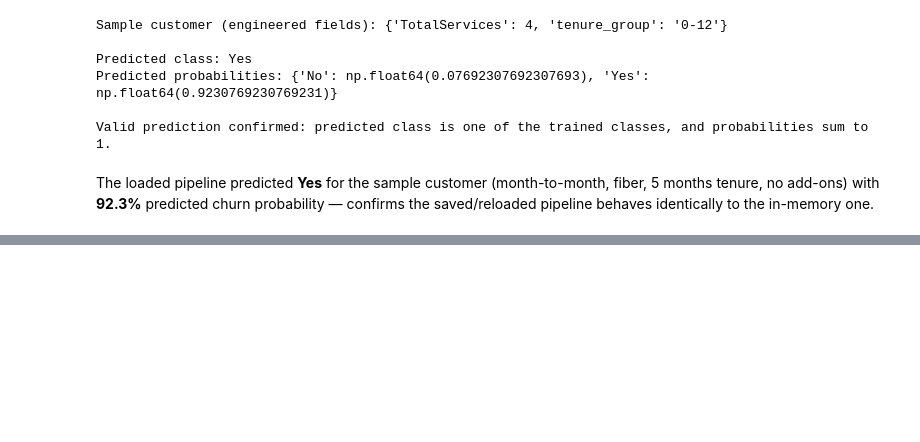
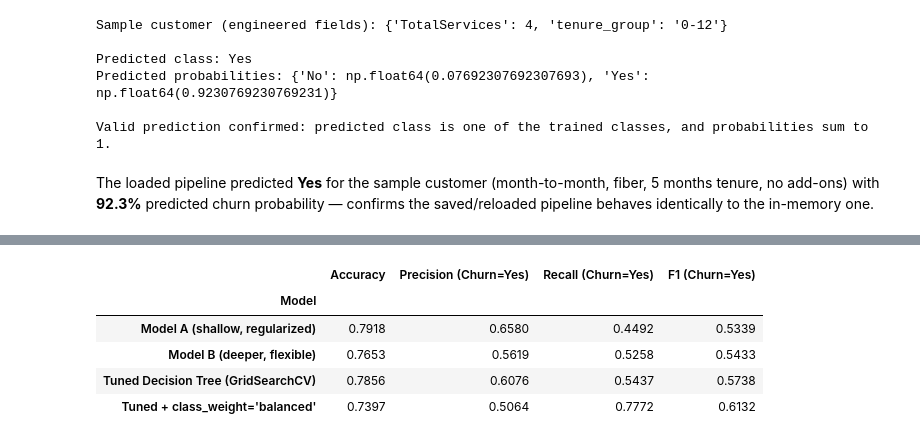
Before and after one commit to Khushboo09/telco-customer-churn, a Jupyter notebook: notebook/churn_analysis.ipynb, the cells around one changed output, grey strips where cells are left out. Drawn from its saved outputs; the diff is of its cells as text; code cells hidden in the pictures; blank space fills up the shorter version.

```diff
--- a/notebook/churn_analysis.ipynb
+++ b/notebook/churn_analysis.ipynb
@@ -1386,0 +1472,16 @@ The strongest churn drivers are contract type (month-to-month), low tenure, high
+# %%
+# Evaluate the tuned model on the held-out test set — the first and only time it sees X_test.
+tuned_model = grid_search.best_estimator_
+y_pred_tuned = tuned_model.predict(X_test)
+
+results.append({
+    "Model": "Tuned Decision Tree (GridSearchCV)",
+    "Accuracy": accuracy_score(y_test, y_pred_tuned),
+    "Precision (Churn=Yes)": precision_score(y_test, y_pred_tuned, pos_label="Yes"),
+    "Recall (Churn=Yes)": recall_score(y_test, y_pred_tuned, pos_label="Yes"),
+    "F1 (Churn=Yes)": f1_score(y_test, y_pred_tuned, pos_label="Yes"),
+})
+fitted_pipelines["Tuned Decision Tree (GridSearchCV)"] = tuned_model
+
+comparison_df = pd.DataFrame(results).set_index("Model").round(4)
+comparison_df
@@ -1386,0 +1500,34 @@ The strongest churn drivers are contract type (month-to-month), low tenure, high
+# %%
+best_params = {k.replace("classifier__", ""): v for k, v in grid_search.best_params_.items()}
+
+balanced_classifier = DecisionTreeClassifier(
+    **best_params,
+    class_weight="balanced",
+    random_state=42,
+)
+
+balanced_pipeline = Pipeline(steps=[
+    ("preprocessor", clone(preprocessor)),
+    ("classifier", balanced_classifier),
+])
+balanced_pipeline.fit(X_train, y_train)
+y_pred_balanced = balanced_pipeline.predict(X_test)
+
+results.append({
+    "Model": "Tuned + class_weight='balanced'",
+    "Accuracy": accuracy_score(y_test, y_pred_balanced),
+    "Precision (Churn=Yes)": precision_score(y_test, y_pred_balanced, pos_label="Yes"),
+    "Recall (Churn=Yes)": recall_score(y_test, y_pred_balanced, pos_label="Yes"),
+    "F1 (Churn=Yes)": f1_score(y_test, y_pred_balanced, pos_label="Yes"),
+})
+fitted_pipelines["Tuned + class_weight='balanced'"] = balanced_pipeline
+
+comparison_df = pd.DataFrame(results).set_index("Model").round(4)
+comparison_df
+# %% [output]
+|  | Accuracy | Precision (Churn=Yes) | Recall (Churn=Yes) | F1 (Churn=Yes) |
+| Model |  |  |  |  |
+| Model A (shallow, regularized) | 0.7918 | 0.6580 | 0.4492 | 0.5339 |
+| Model B (deeper, flexible) | 0.7653 | 0.5619 | 0.5258 | 0.5433 |
+| Tuned Decision Tree (GridSearchCV) | 0.7856 | 0.6076 | 0.5437 | 0.5738 |
+| Tuned + class_weight='balanced' | 0.7397 | 0.5064 | 0.7772 | 0.6132 |
```
Also changed, not shown: parts of 18 cells of this notebook, 2 other files.
